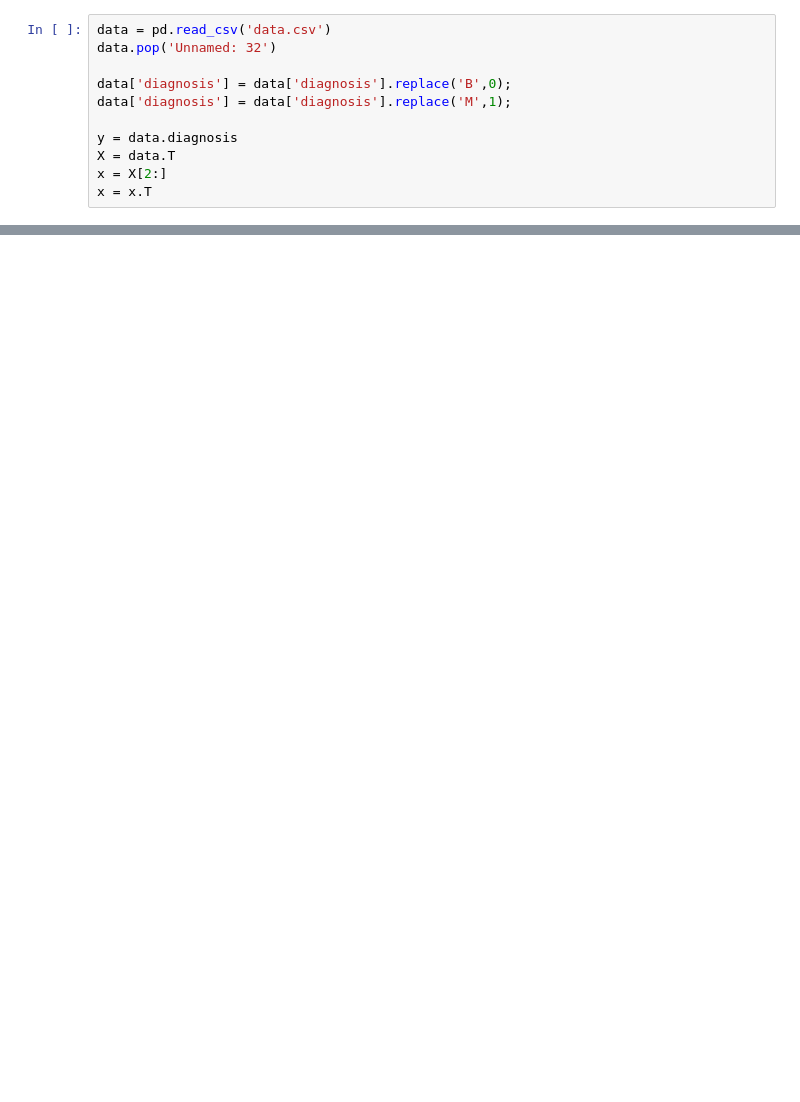
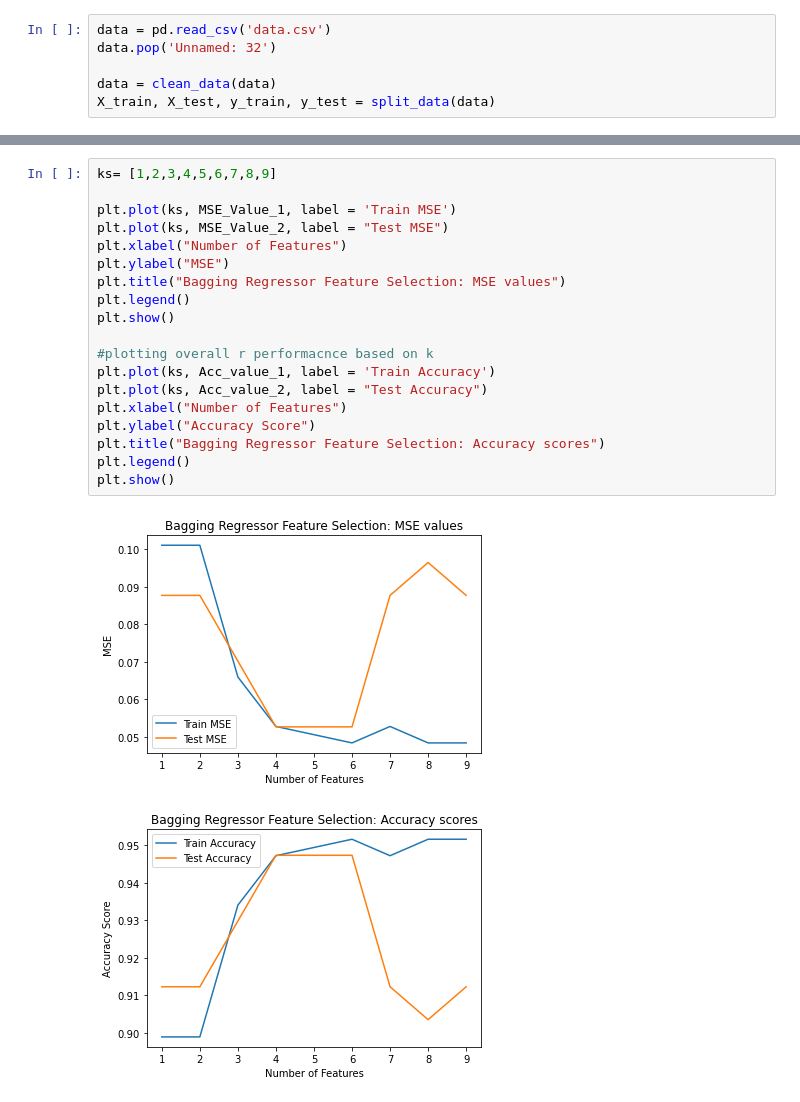
Before and after one commit to Breast-Cancer-Team/Final-Project, a Jupyter notebook: Gradient_Boosting.ipynb, the cells around one changed output, grey strips where cells are left out. Saved outputs shown, nothing was run; the diff lists cells and outputs as text; blank space fills up the shorter version.

```diff
--- a/Gradient_Boosting.ipynb
+++ b/Gradient_Boosting.ipynb
@@ -43,10 +47,5 @@ matplotlib.rcParams.update({'font.size': 20})
 data = pd.read_csv('data.csv')
 data.pop('Unnamed: 32')
 
-data['diagnosis'] = data['diagnosis'].replace('B',0);
-data['diagnosis'] = data['diagnosis'].replace('M',1);
-
-y = data.diagnosis
-X = data.T
-x = X[2:]
-x = x.T
+data = clean_data(data)
+X_train, X_test, y_train, y_test = split_data(data)
@@ -88 +148,23 @@ Selected input features using Forward Stepwise Selection:
+# %%
+ks= [1,2,3,4,5,6,7,8,9]
+
+plt.plot(ks, MSE_Value_1, label = 'Train MSE')
+plt.plot(ks, MSE_Value_2, label = "Test MSE")
+plt.xlabel("Number of Features")
+plt.ylabel("MSE")
+plt.title("Bagging Regressor Feature Selection: MSE values")
+plt.legend()
+plt.show()
+
+#plotting overall r performacnce based on k
+plt.plot(ks, Acc_value_1, label = 'Train Accuracy')
+plt.plot(ks, Acc_value_2, label = "Test Accuracy")
+plt.xlabel("Number of Features")
+plt.ylabel("Accuracy Score")
+plt.title("Bagging Regressor Feature Selection: Accuracy scores")
+plt.legend()
+plt.show()
+# %% [output]
+[figure, added]
+[figure, added]
 # %%
```
Also changed, not shown: parts of 8 cells of this notebook.
